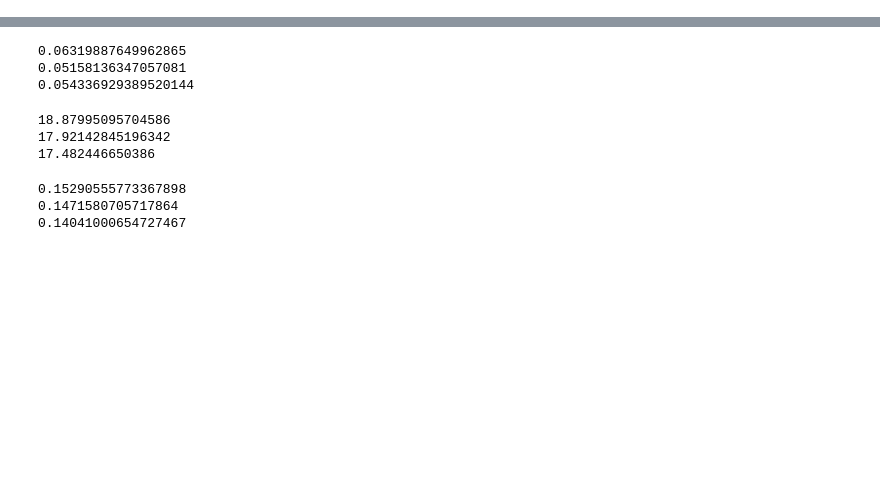
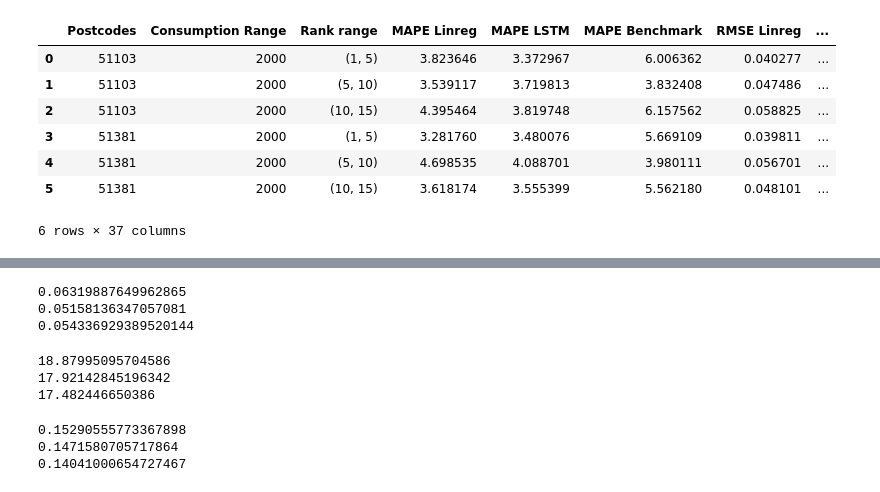
Before and after one commit to michael-fuest/DAiA-EON, a Jupyter notebook: TimeSeries.ipynb, the cells around one changed output, grey strips where cells are left out. Drawn from its saved outputs; the diff is of its cells as text; code cells hidden in the pictures; blank space fills up the shorter version.

```diff
--- a/TimeSeries.ipynb
+++ b/TimeSeries.ipynb
@@ -185,7 +208,7 @@ gas_postcodes = df_gas.post_code.unique()[:100]
 pow_postcodes = df_power.post_code.unique()[:100]
 
 #Consumption ranges
-consumption_ranges = [2000, 4000, 10000]
+consumption_ranges = [2000]
 
 #Rank ranges
 ranks = [(1,5), (5,10), (10,15)]
@@ -205,0 +290,11 @@ pow_predictions = pd.concat([df_master, df_res], axis = 1)
+# %%
+pow_predictions
+# %% [output]
+|  | Postcodes | Consumption Range | Rank range | MAPE Linreg | MAPE LSTM | MAPE Benchmark | RMSE Linreg | ... |
+| 0 | 51103 | 2000 | (1, 5) | 3.823646 | 3.372967 | 6.006362 | 0.040277 | ... |
+| 1 | 51103 | 2000 | (5, 10) | 3.539117 | 3.719813 | 3.832408 | 0.047486 | ... |
+| 2 | 51103 | 2000 | (10, 15) | 4.395464 | 3.819748 | 6.157562 | 0.058825 | ... |
+| 3 | 51381 | 2000 | (1, 5) | 3.281760 | 3.480076 | 5.669109 | 0.039811 | ... |
+| 4 | 51381 | 2000 | (5, 10) | 4.698535 | 4.088701 | 3.980111 | 0.056701 | ... |
+| 5 | 51381 | 2000 | (10, 15) | 3.618174 | 3.555399 | 5.562180 | 0.048101 | ... |
+6 rows × 37 columns
```
Also changed, not shown: parts of 6 cells of this notebook.
